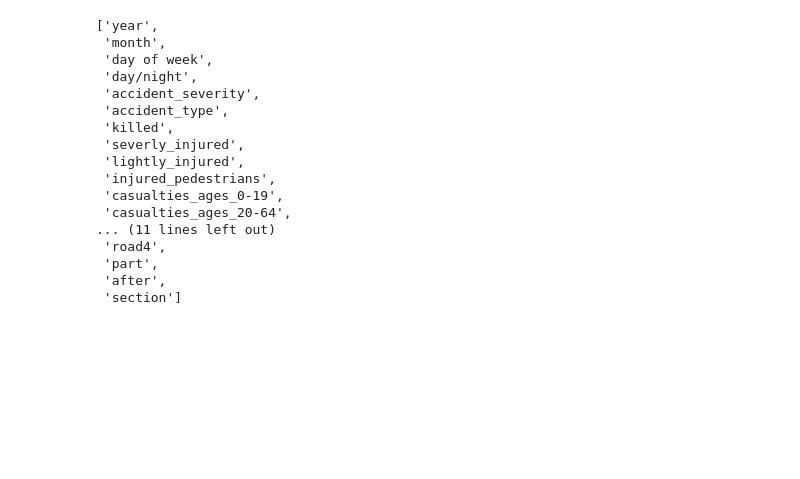
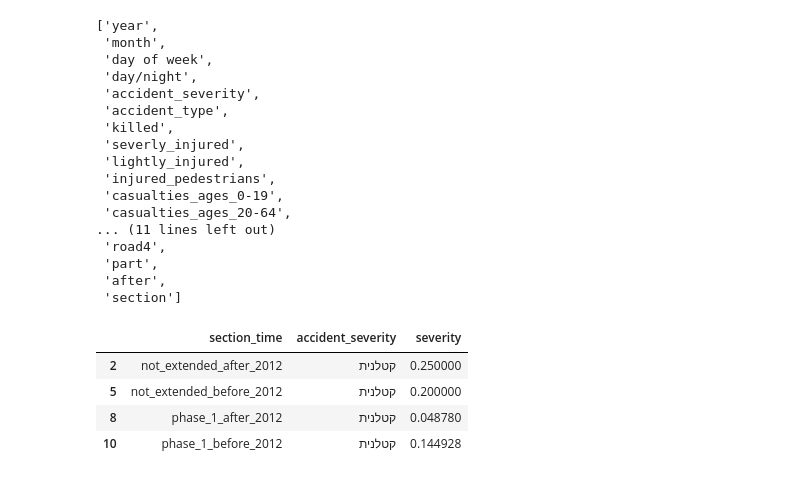
Before and after one commit to omrihar/k90, a Jupyter notebook: notebooks/summary_statistics.ipynb, the cells around one changed output. Drawn from its saved outputs; the diff is of its cells as text; code cells hidden in the pictures; blank space fills up the shorter version.

```diff
--- a/notebooks/summary_statistics.ipynb
+++ b/notebooks/summary_statistics.ipynb
@@ -190,4 +189,15 @@ df.columns.tolist()
  'part',
  'after',
  'section']
+# %%
+(
+    df_90
+    >> filter(_.part != 'phase_2')
+).groupby('section_time').accident_severity.value_counts(normalize=True).reset_index(name='severity') >> filter(_.accident_severity == 'קטלנית')
+# %% [output]
+|  | section_time | accident_severity | severity |
+| 2 | not_extended_after_2012 | קטלנית | 0.250000 |
+| 5 | not_extended_before_2012 | קטלנית | 0.200000 |
+| 8 | phase_1_after_2012 | קטלנית | 0.048780 |
+| 10 | phase_1_before_2012 | קטלנית | 0.144928 |
 # %%
```
Also changed, not shown: parts of 6 cells of this notebook, 1 other file.
